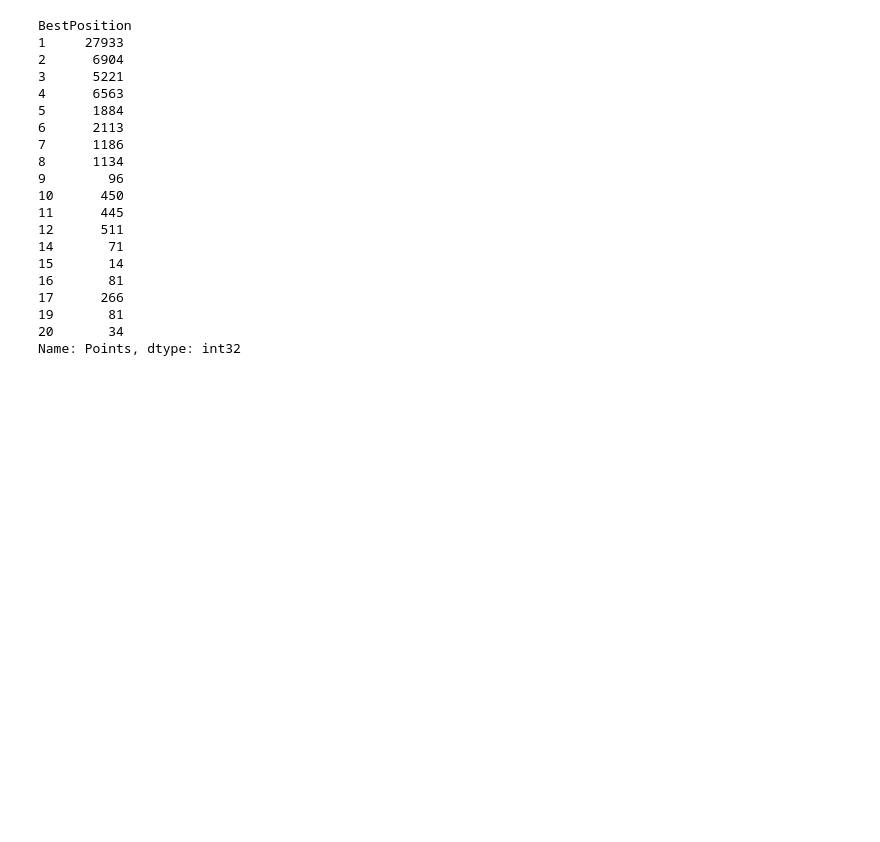
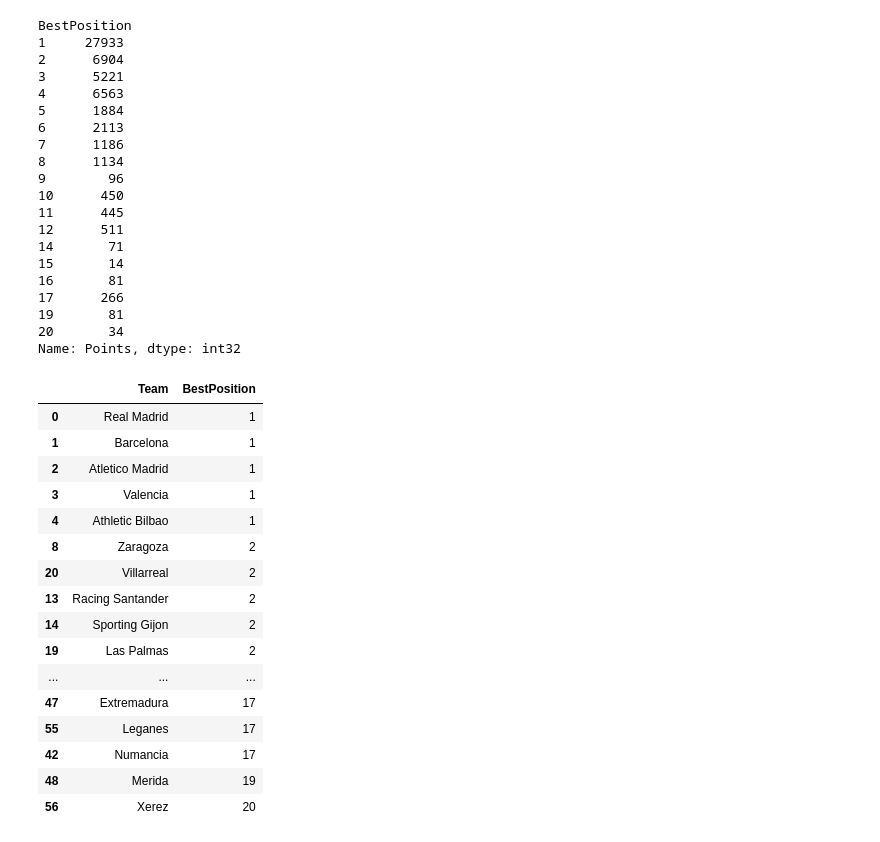
Before and after one commit to GreatLearningAIML1/pune-july19-batch-maheshwariumang, a Jupyter notebook: StatisticalLearning_Project1.ipynb, the cells around one changed output. Saved outputs shown, nothing was run; the diff lists cells and outputs as text; code cells hidden in the pictures; blank space fills up the shorter version.

```diff
--- a/StatisticalLearning_Project1.ipynb
+++ b/StatisticalLearning_Project1.ipynb
@@ -166,3 +166,23 @@ BestPosition
 19       81
 20       34
 Name: Points, dtype: int32
+# %%
+laliga_data.groupby(by='BestPosition')['Team', 'BestPosition'].head().sort_values(by='BestPosition')
+# %% [output]
+|  | Team | BestPosition |
+| 0 | Real Madrid | 1 |
+| 1 | Barcelona | 1 |
+| 2 | Atletico Madrid | 1 |
+| 3 | Valencia | 1 |
+| 4 | Athletic Bilbao | 1 |
+| 8 | Zaragoza | 2 |
+| 20 | Villarreal | 2 |
+| 13 | Racing Santander | 2 |
+| 14 | Sporting Gijon | 2 |
+| 19 | Las Palmas | 2 |
+| ... | ... | ... |
+| 47 | Extremadura | 17 |
+| 55 | Leganes | 17 |
+| 42 | Numancia | 17 |
+| 48 | Merida | 19 |
+| 56 | Xerez | 20 |
```
Also changed, not shown: parts of 1 cell of this notebook.
